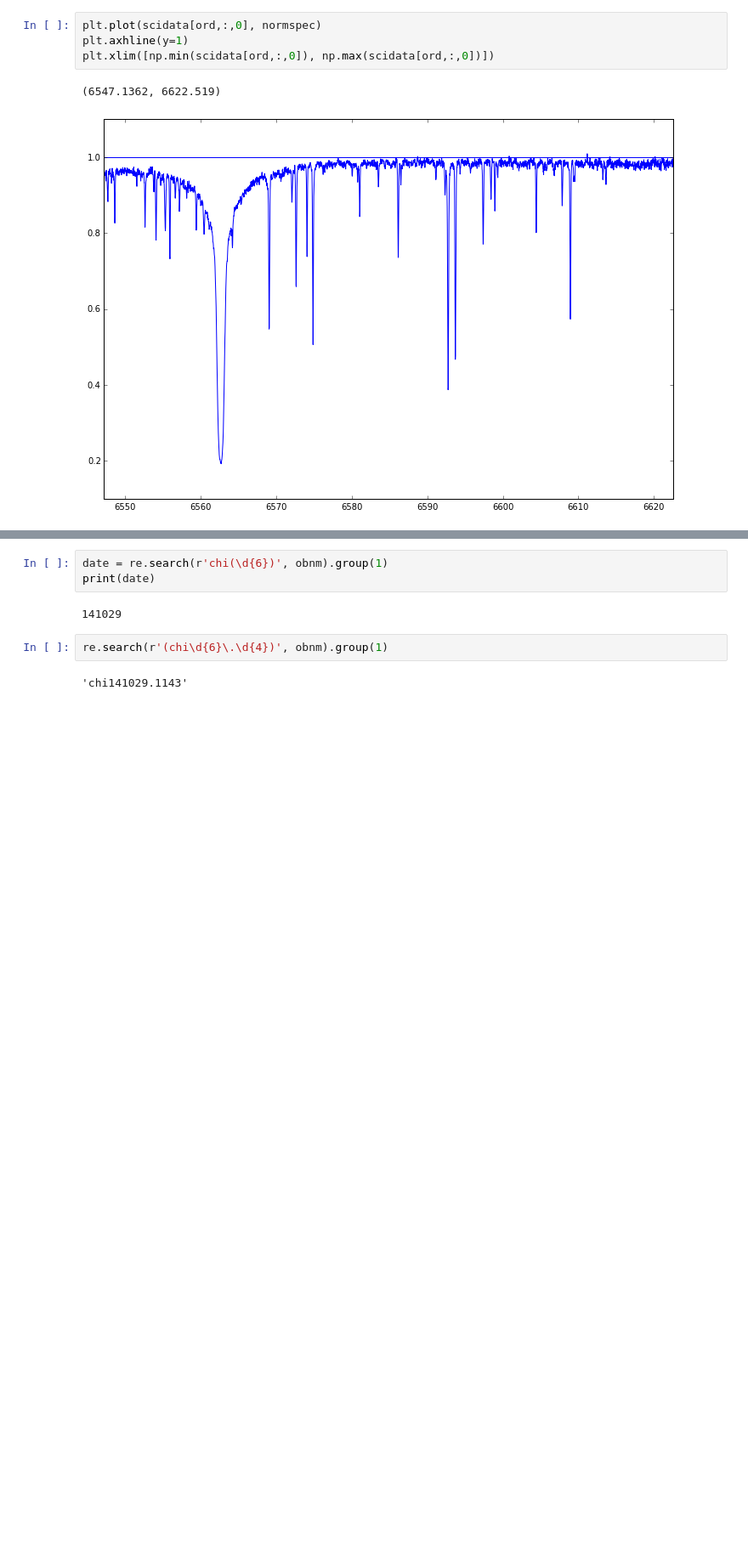
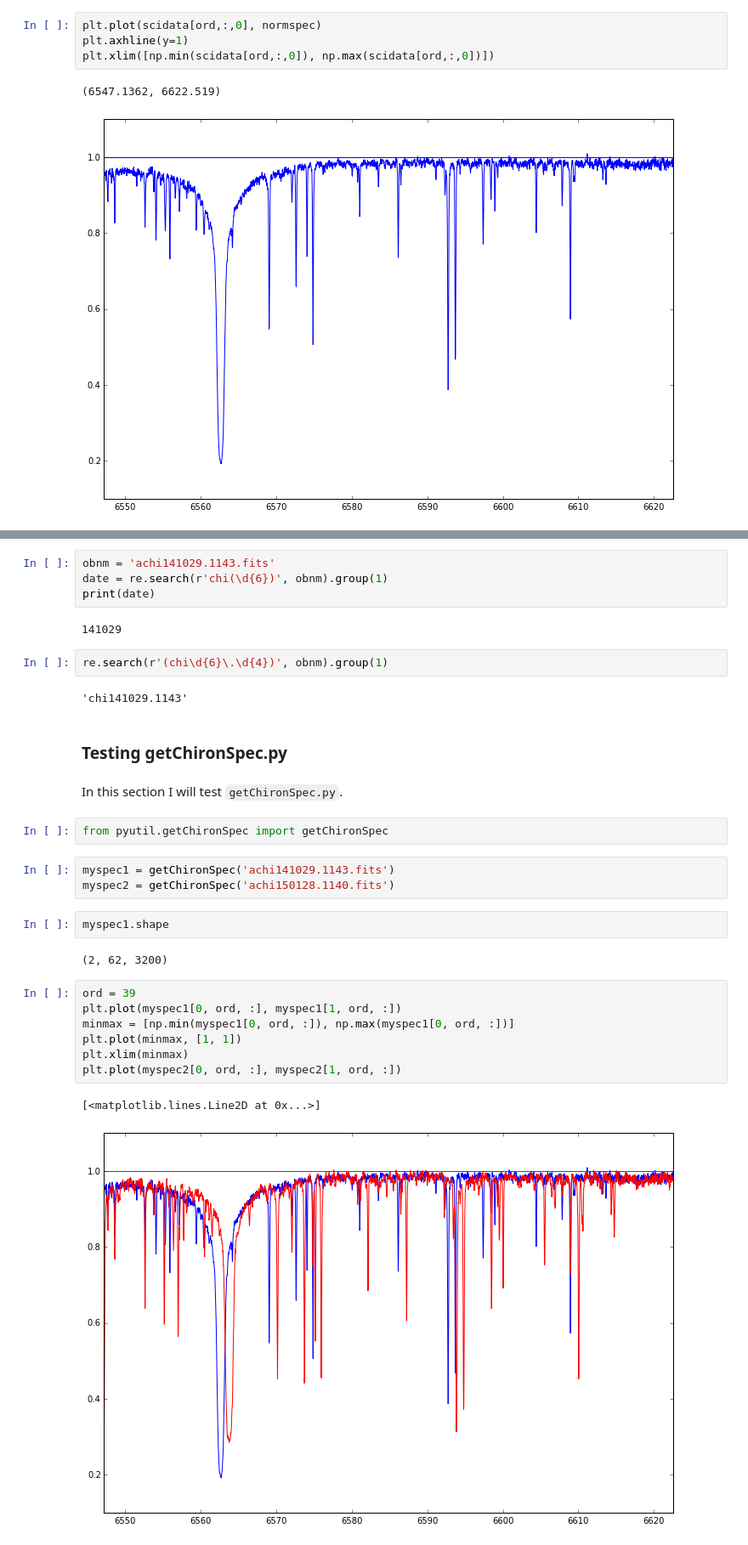
Before and after one commit to mattgiguere/pyutil, a Jupyter notebook: blazeFitNB.ipynb, the cells around one changed output, grey strips where cells are left out. Shown at 85% size. Saved outputs shown, nothing was run; the diff lists cells and outputs as text; blank space fills up the shorter version.

```diff
--- a/blazeFitNB.ipynb
+++ b/blazeFitNB.ipynb
@@ -422,4 +423,5 @@ obnm = 'achi141029.1143.fits'
 # %%
+obnm = 'achi141029.1143.fits'
 date = re.search(r'chi(\d{6})', obnm).group(1)
 print(date)
 # %% [output]
@@ -428,3 +430,26 @@ print(date)
 re.search(r'(chi\d{6}\.\d{4})', obnm).group(1)
 # %% [output]
 'chi141029.1143'
+# %% [markdown]
+### Testing  getChironSpec.py
+# %% [markdown]
+In this section I will test `getChironSpec.py`.
+# %%
+from pyutil.getChironSpec import getChironSpec
+# %%
+myspec1 = getChironSpec('achi141029.1143.fits')
+myspec2 = getChironSpec('achi150128.1140.fits')
+# %%
+myspec1.shape
+# %% [output]
+(2, 62, 3200)
+# %%
+ord = 39
+plt.plot(myspec1[0, ord, :], myspec1[1, ord, :])
+minmax = [np.min(myspec1[0, ord, :]), np.max(myspec1[0, ord, :])]
+plt.plot(minmax, [1, 1])
+plt.xlim(minmax)
+plt.plot(myspec2[0, ord, :], myspec2[1, ord, :])
+# %% [output]
+[<matplotlib.lines.Line2D at 0x...>]
+[figure, added]
```
Also changed, not shown: parts of 5 cells of this notebook, 1 other file.
